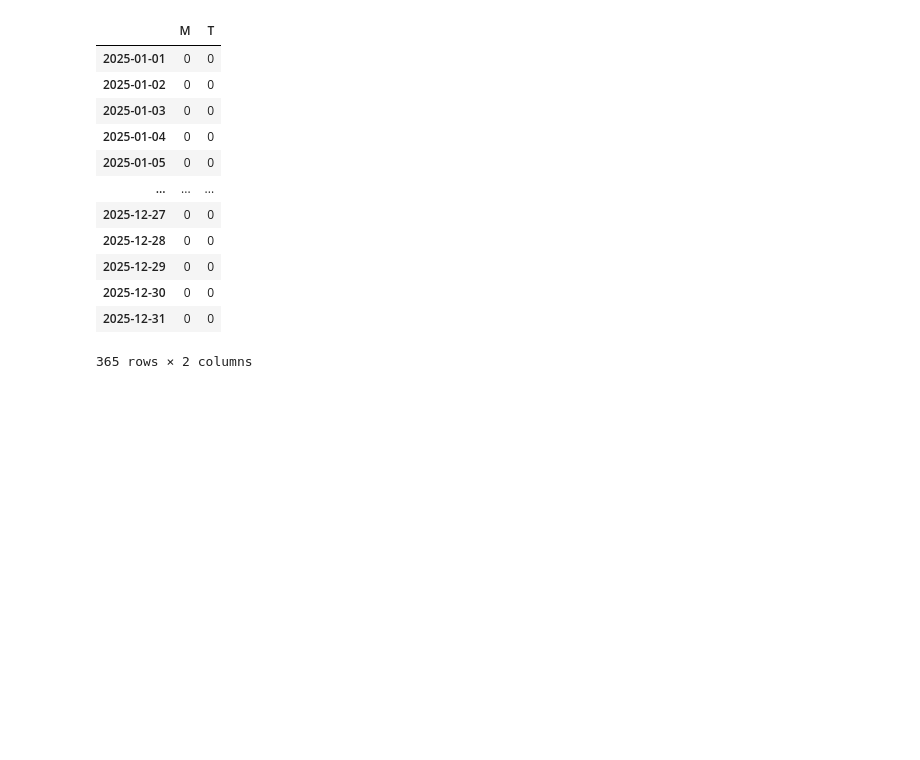
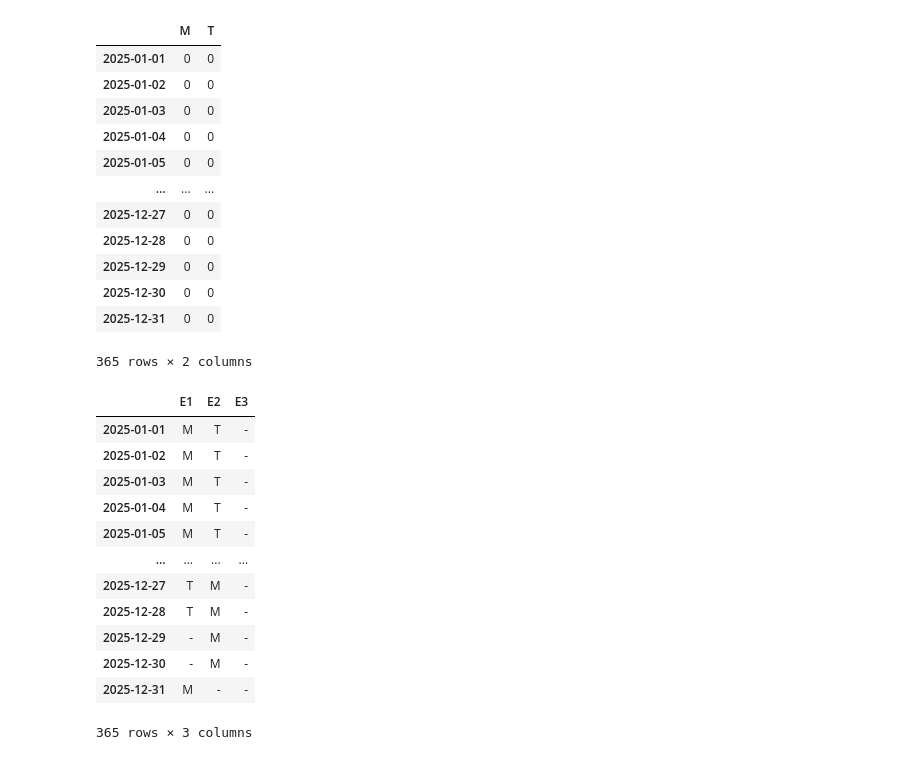
Before and after one commit to mguerrerof/shift-planner, a Jupyter notebook: notebooks/planning_m_a.ipynb, the cells around one changed output. Saved outputs shown, nothing was run; the diff lists cells and outputs as text; code cells hidden in the pictures; blank space fills up the shorter version.

```diff
--- a/notebooks/planning_m_a.ipynb
+++ b/notebooks/planning_m_a.ipynb
@@ -118,24 +119,32 @@ all_employees_by_shift
 for date in all_employees_by_shift.index:
     for shift in all_employees_by_shift.columns:
         if (
-                all_employees_by_shift.loc[date, shift]
-                >= employee_restrictions["max_persons_per_shift"][shift]
+            all_employees_by_shift.loc[date, shift]
+            >= employee_restrictions["max_persons_per_shift"][shift]
         ):  # No more employees needed
             continue
 
         available_employees = []
 
         for employee in employees_info.columns:
-            if not employees_info.loc[date, employee] or employees_info.loc[date, employee] == "-":
+            if (
+                not employees_info.loc[date, employee]
+                or employees_info.loc[date, employee] == "-"
+            ):
                 six_days_ago = date - timedelta(days=6)
                 five_days_ago = date - timedelta(days=5)
                 thirty_days_ago = date - timedelta(days=30)
+                yesterday = date - timedelta(days=1)
 
                 last_6_days_employee = employees_info.loc[six_days_ago:date, employee]
                 last_5_days_employee = employees_info.loc[five_days_ago:date, employee]
                 last_30_days_employee = employees_info.loc[
-                                        thirty_days_ago:date, employee
-                                        ]
+                    thirty_days_ago:date, employee
+                ]
+                if yesterday in employees_info.index:
+                    value_yesterday = employees_info.loc[yesterday, employee]
+                else:
+                    value_yesterday = None
 
                 total_worked_days_in_6_days = (
                     last_6_days_employee.value_counts()
@@ -155,52 +164,75 @@ for date in all_employees_by_shift.index:
                     weekend_days.value_counts().reindex(["M", "T"], fill_value=0).sum()
                 )
 
-                sum_m_t_per_column = employees_info.apply(lambda col: col.isin(["M", "T"]).sum(), axis=0)
+                sum_m_t_per_column = employees_info.apply(
+                    lambda col: col.isin(["M", "T"]).sum(), axis=0
+                )
                 total_sum_m_t = employees_info[employee].isin(["M", "T"]).sum()
 
                 employee_capacity = next(
                     emp["capacity"] for emp in employees if emp["name"] == employee
                 )
                 if (
-                        (total_sum_m_t
-                         * employee_restrictions["hours_per_shift"])
-                        >= (employee_restrictions["max_hours_year_employee"]
-                            * employee_capacity)
-                ) or (
-                        ((total_worked_days_in_6_days + 1)
-                         * employee_restrictions["hours_per_shift"])
-                        >= (employee_restrictions["max_hours_week_employee"]
-                            * employee_capacity)
-                ) or (
-                        total_rest_days_in_5_days > 0 and (
-                        total_rest_days_in_5_days < employee_restrictions["max_timeoff_employee"])
+                    (
+                        (total_sum_m_t * employee_restrictions["hours_per_shift"])
+                        >= (
+                            employee_restrictions["max_hours_year_employee"]
+                            * employee_capacity
+                        )
+                    )
+                    or (
+                        (
+                            (total_worked_days_in_6_days + 1)
+                            * employee_restrictions["hours_per_shift"]
+                        )
+                        >= (
+                            employee_restrictions["max_hours_week_employee"]
+                            * employee_capacity
+                        )
+                    )
+                    or (value_yesterday and (value_yesterday == "T" and shift == "M"))
                 ):
-                    employees_info.loc[date, employee] = "-"
+                    employees_info.loc[date, employee] = ""
                 else:
                     available_employees.append(
                         {
                             "employee": employee,
                             "total_worked_weekends_in_30_days": total_worked_weekends_in_30_days,
                         }
                     )
 
         # Sort available_employees per total_worked_weekends_in_30_days - Descending order
         available_employees = sorted(
             available_employees,
             key=lambda x: x["total_worked_weekends_in_30_days"],
             reverse=False,
         )
         for one_employee in available_employees:
             all_employees_by_shift.loc[date, shift] += 1
             employees_info.loc[date, one_employee["employee"]] = shift
             if (
-                    all_employees_by_shift.loc[date, shift]
-                    >= employee_restrictions["max_persons_per_shift"][shift]
+                all_employees_by_shift.loc[date, shift]
+                >= employee_restrictions["max_persons_per_shift"][shift]
             ):  # No more employees needed
                 break
     for one_employee in employees_info.columns:
         if employees_info.loc[date, one_employee] == "":
             employees_info.loc[date, one_employee] = "-"
+employees_info
+# %% [output]
+|  | E1 | E2 | E3 |
+| 2025-01-01 | M | T | - |
+| 2025-01-02 | M | T | - |
+| 2025-01-03 | M | T | - |
+| 2025-01-04 | M | T | - |
+| 2025-01-05 | M | T | - |
+| ... | ... | ... | ... |
+| 2025-12-27 | T | M | - |
+| 2025-12-28 | T | M | - |
+| 2025-12-29 | - | M | - |
+| 2025-12-30 | - | M | - |
+| 2025-12-31 | M | - | - |
+365 rows × 3 columns
 # %%
 all_employees_by_shift.index = pd.to_datetime(all_employees_by_shift.index)
 all_employees_by_shift.index = all_employees_by_shift.index.strftime("%Y-%m-%d")
```
Also changed, not shown: parts of 8 cells of this notebook, 7 other files.
